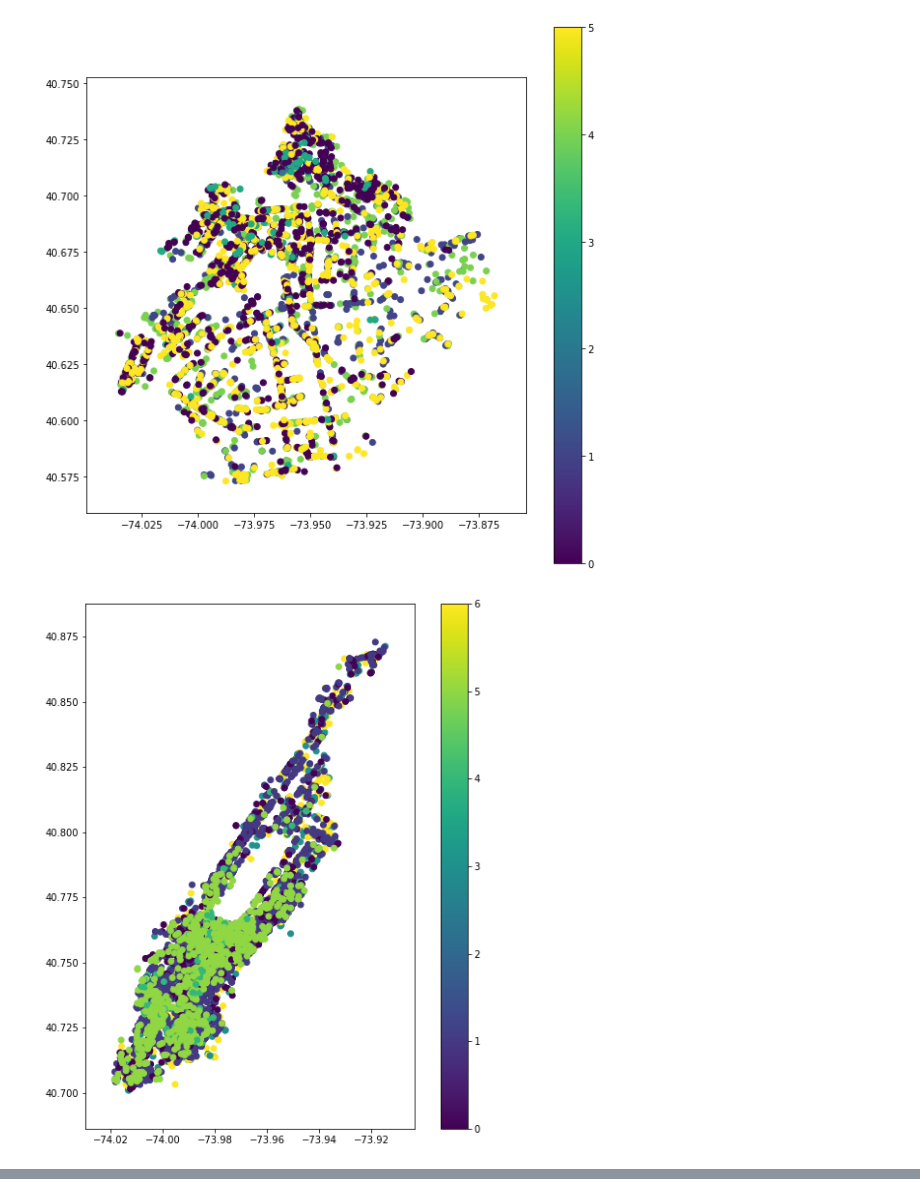
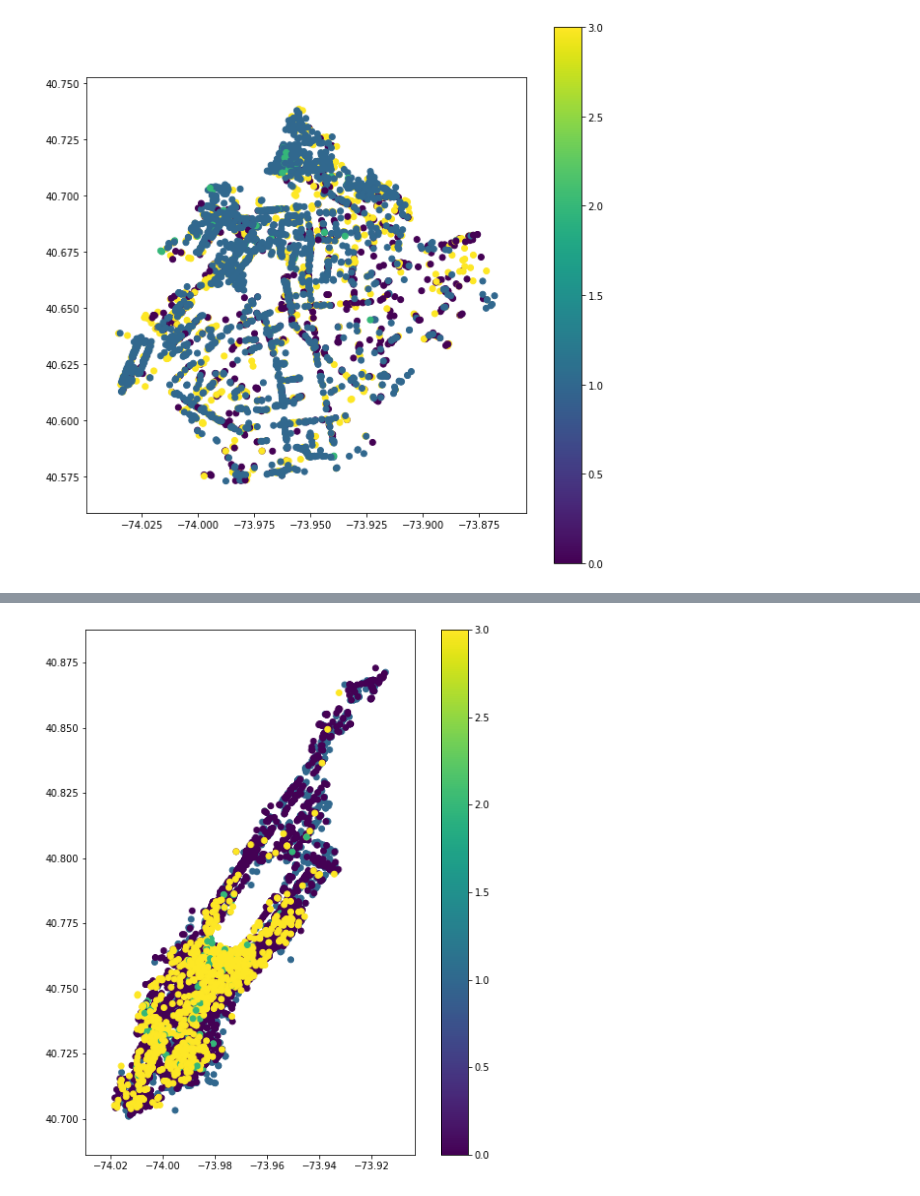
Before and after one commit to lobodemonte/restaurant-scene-ads, a Jupyter notebook: Yelp_Kmeans.ipynb, the cells around one changed output, grey strips where cells are left out. Cells and saved outputs as stored; diff of their text form; code cells hidden in the pictures.

```diff
--- a/Yelp_Kmeans.ipynb
+++ b/Yelp_Kmeans.ipynb
@@ -8,6 +8,8 @@ from sklearn.cluster import KMeans #import k-means clustering
 from sklearn.preprocessing import MinMaxScaler
 from scipy.spatial.distance import cdist, pdist
 # %%
+min_max_scaler = MinMaxScaler(feature_range=(0, 1))
+
 def get_elbow_scores(data, max_num, min_num=1):
     avgs = pd.DataFrame(columns=['cluster_num', 'score'])
 
@@ -61,12 +63,19 @@ def do_kmeans(data, num_clusters, cols_analysis):
     f, ax = plt.subplots(figsize=(10, 10))
     data.plot(ax=ax, column='cluster', legend=True)
 
-#     print(data[cols_analysis].groupby(['cluster']).agg(['count','mean','sum']))
+    stats = data[cols_analysis].groupby(['cluster'], as_index=False).mean()
+    stats['cluster'] = stats.index
+    #print(min_max_scaler.fit_transform(stats['review_cou'].values.reshape(-1, 1)).reshape(1, -1)[0])
+    stats['review_cou']= min_max_scaler.fit_transform(stats['review_cou'].values.reshape(-1, 1)).reshape(1, -1)[0] #(stats['review_cou']-stats['review_cou'].mean())/stats['review_cou'].std()
+    stats['rating']= min_max_scaler.fit_transform(stats['rating'].values.reshape(-1, 1)).reshape(1, -1)[0] #(stats['rating']-stats['rating'].mean())/stats['rating'].std()
+    stats['price']= min_max_scaler.fit_transform(stats['price'].values.reshape(-1, 1)).reshape(1, -1)[0]#(stats['price']-stats['price'].mean())/stats['price'].std()
+    stats['weight'] = stats['review_cou'] * stats['rating'] * stats['price']
+    data = pd.merge(data, stats[['cluster','weight']], on='cluster', how='left')
     return data
 
 def avg_clusters_by_NTA(data, NTA):
-    temp = data[['cluster','NTACode']].groupby(['NTACode'], as_index=False).mean()
-    temp = temp.rename(columns={'cluster': 'avg_cluster'})
+    temp = data[['weight','NTACode']].groupby(['NTACode'], as_index=False).mean()
+    temp = temp.rename(columns={'weight': 'avg_weight'})
     temp = pd.merge(data, temp, on='NTACode', how='left')
 #     f, ax = plt.subplots(1, figsize=(12, 12))
 #     temp.plot(ax=ax, column='avg_cluster', legend=True)
@@ -76,7 +85,7 @@ def avg_clusters_by_NTA(data, NTA):
 
 def plot_map(data):
     f, ax = plt.subplots(1, figsize=(12, 12))
-    data.plot(ax=ax, column='avg_cluster', legend=True )#, cmap='twilight_shifted')
+    data.plot(ax=ax, column='avg_weight', legend=True ) # , cmap='Pastel1')
 # %%
 # data paths
 data_path = "./data"
@@ -110,9 +119,4 @@ do_elbow(NY_Yelp, columns, 'NYC (BK & Manhattan)')
 # %%
-BK_Yelp_clustered = do_kmeans(BK_Yelp, 6, cols_analysis)
-
-MN_Yelp_clustered = do_kmeans(MN_Yelp, 7, cols_analysis)
-
-NY_Yelp_clustered = do_kmeans(NY_Yelp, 4, cols_analysis)
+BK_Yelp_clustered = do_kmeans(BK_Yelp, 4, cols_analysis)
 # %% [output]
-[figure, old version]
+[figure, new version]
-[figure, removed]
@@ -119,0 +123,4 @@ NY_Yelp_clustered = do_kmeans(NY_Yelp, 4, cols_analysis)
+# %%
+MN_Yelp_clustered = do_kmeans(MN_Yelp, 4, cols_analysis)
+# %% [output]
+[figure, added]
```
Also changed, not shown: parts of 6 cells of this notebook.
